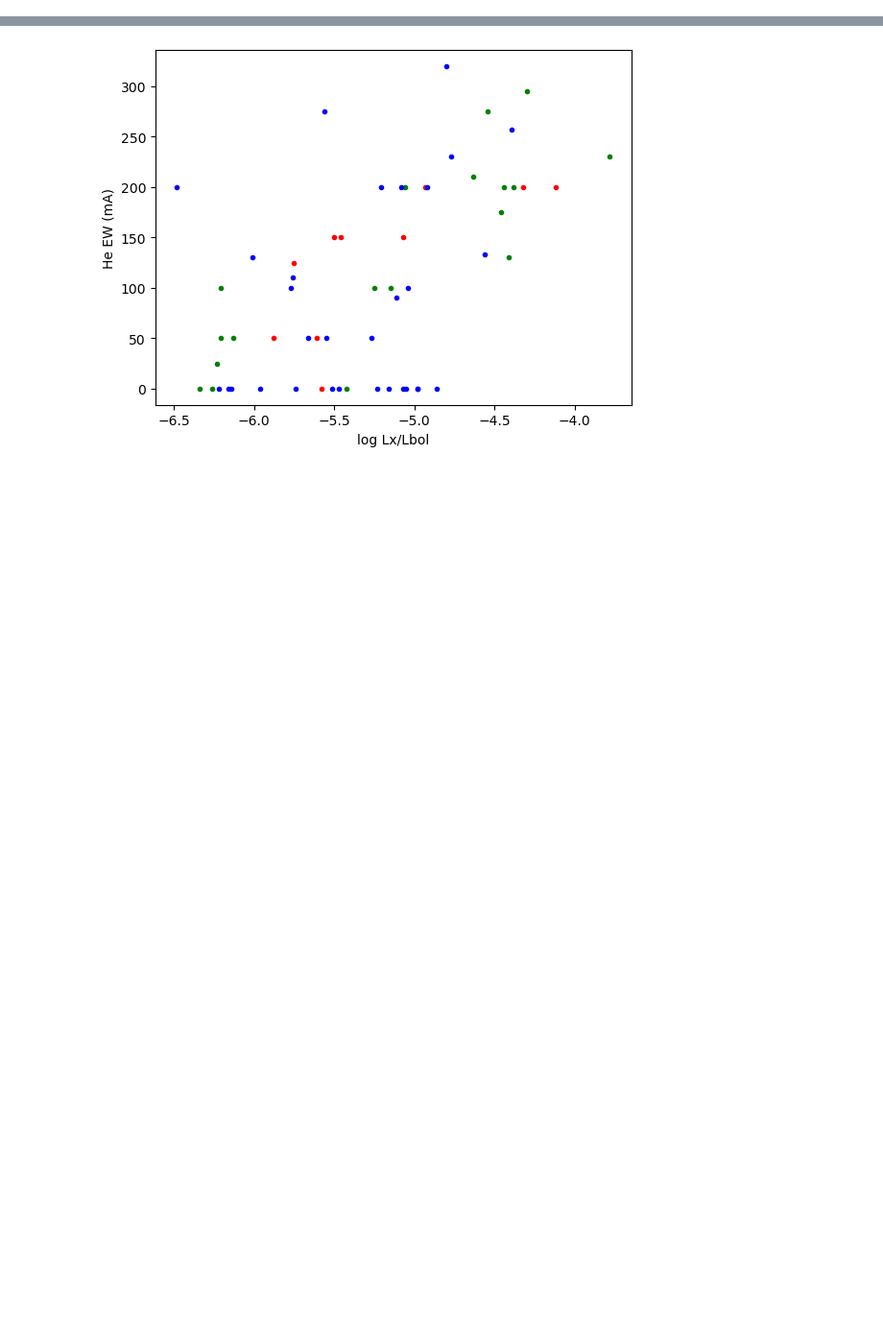
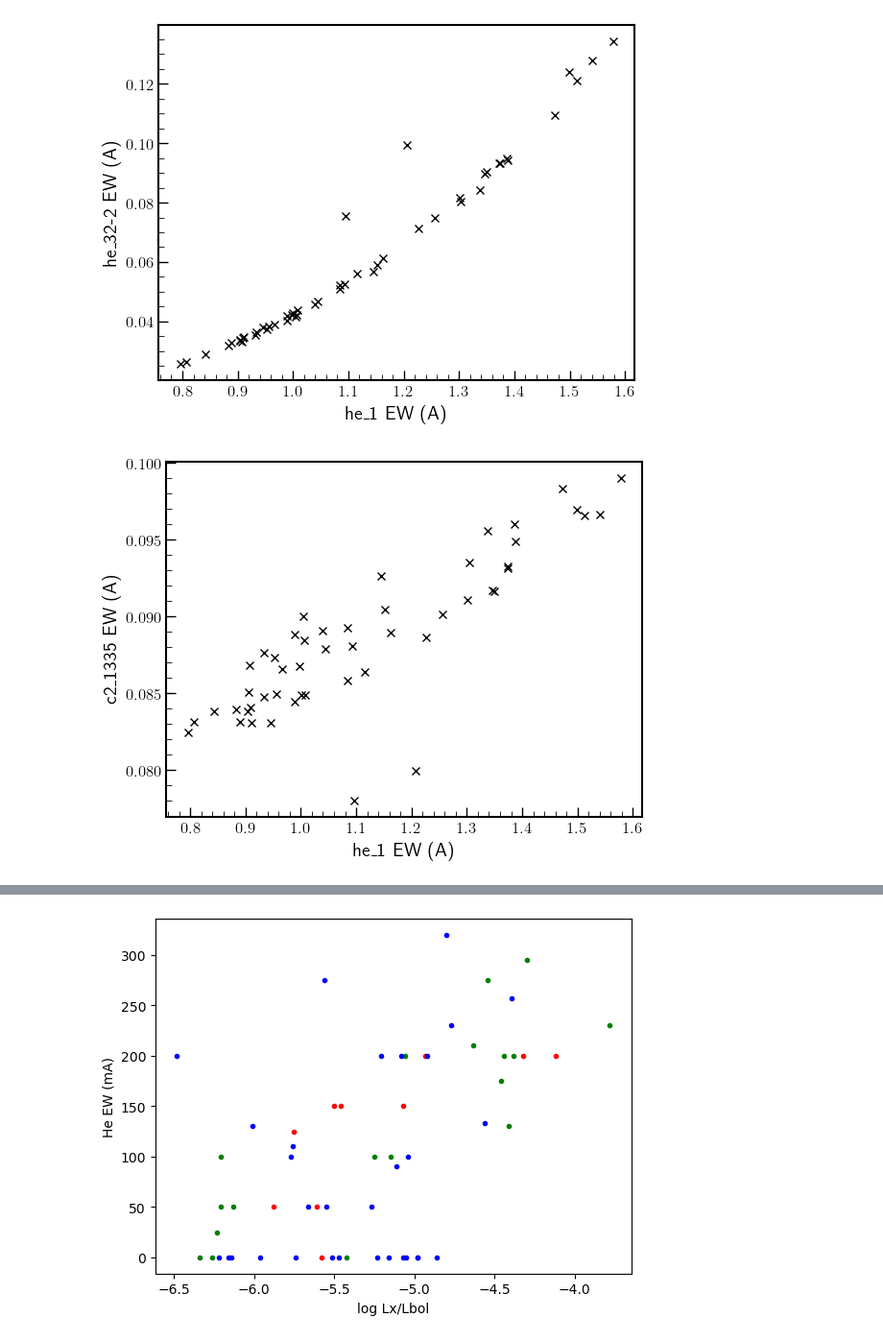
Before and after one commit to eschreyer/torus, a Jupyter notebook: Smith.ipynb, the cells around one changed output, grey strips where cells are left out. Shown at 96% size. Cells and saved outputs as stored; diff of their text form; code cells hidden in the pictures; blank space fills up the shorter version.

```diff
--- a/Smith.ipynb
+++ b/Smith.ipynb
@@ -18,0 +267,28 @@ smith_data = pd.read_excel('he_ew_smith_table1.xlsx', usecols = [0, 1, 2, 4, 6],
+# %%
+#solar element ratio
+
+solar_abundance = pd.read_excel('../SolarSystemAbundances_Lodders2021.xlsx', usecols = [1, 11], names = ['Element', 'Abundance'], skiprows=3, dtype={'Element':'string'}) #in astronomical abundance
+
+#change to abundance relative to hydrogen
+solar_abundance['Abundance'] = 10**(solar_abundance['Abundance'] - 12)
+sa = dict(zip(solar_abundance['Element'], solar_abundance['Abundance']))
+sola =  {k.lower(): v for k, v in sa.items()}
+species_keys = ['h', 'he', 'c', 'ca', 'fe', 'na', 'al', 'o', 'mg']
+species = dict((k, sola[k]) for k in species_keys)
+species_state = ['he_1', 'he_1', 'c_2', 'ca_2', 'fe_2', 'na_1', 'al_2', 'o_1', 'c_3', 'c_4', 'mg_2']
+lines = [['he_3-2', 'he_3-1', 'he_3-0'], ['he_32-2', 'he_32-1', 'he_32-0'], ['c2_1335'], ['ca2_h'], ['fe2_2600'], ['na_5890'], ['al2_1670'], ['o1_1302'], ['c3_977'], ['c4_1548'], ['mg2_h']]
+wvls = [np.linspace(1.0830e-4, 1.0836e-4, 100),
+        np.linspace(3.8884095227659365e-05, 3.891048491911004e-05, 100),
+        np.linspace(1.334e-5, 1.335e-5, 100),
+        np.linspace(3.9335e-5, 3.9360e-5, 100),
+        np.linspace(2.5993056685346406e-05, 2.601040331465359e-05, 100),
+        np.linspace(5.8879853080489675e-05, 5.8919146919510327e-05, 100),
+        np.linspace(1.6702296808766137e-05, 1.6713443191233865e-05, 100),
+        np.linspace(1.3017336399479635e-05, 1.3026023600520364e-05, 100),
+        np.linspace(9.766940985356417e-06, 9.773459014643584e-06, 100),
+        np.linspace(1.5476705761699857e-05, 1.5487034238300142e-05, 100),
+        np.linspace(2.7954172303946095e-05, 2.7972827696053907e-05, 100)]
+
+
+
+EWsK=get_lines_EW(Kstars, species, species_state, lines, wvls)
@@ -18,0 +313,17 @@ smith_data = pd.read_excel('he_ew_smith_table1.xlsx', usecols = [0, 1, 2, 4, 6],
+# %%
+for i, line in enumerate(lines):
+    if i > 0:
+        plt.plot(EWsK[:, 0]*1e8, EWsK[:, i]*1e8, 'black', linestyle = '', marker = 'x')
+        plt.xlabel(species_state[0] + ' EW (A)')
+        plt.ylabel(lines[i][0] + ' EW (A)')
+        plt.show()
+
+plt.plot(np.log10(Kstars['Feuvp']), EWsK[:, 0]*1e8, 'black', linestyle = '', marker = 'x')
+plt.show()
+plt.plot(Kstars['period'], EWsK[:, 0]*1e8, 'black', linestyle = '', marker = 'x')
+plt.show()
+plt.plot(Kstars['mass'], EWsK[:, 0]*1e8, 'black', linestyle = '', marker = 'x')
+plt.show()
+# %% [output]
+[figure, added]
+[figure, added]
```
Also changed, not shown: parts of 29 cells of this notebook, 10 other files.
